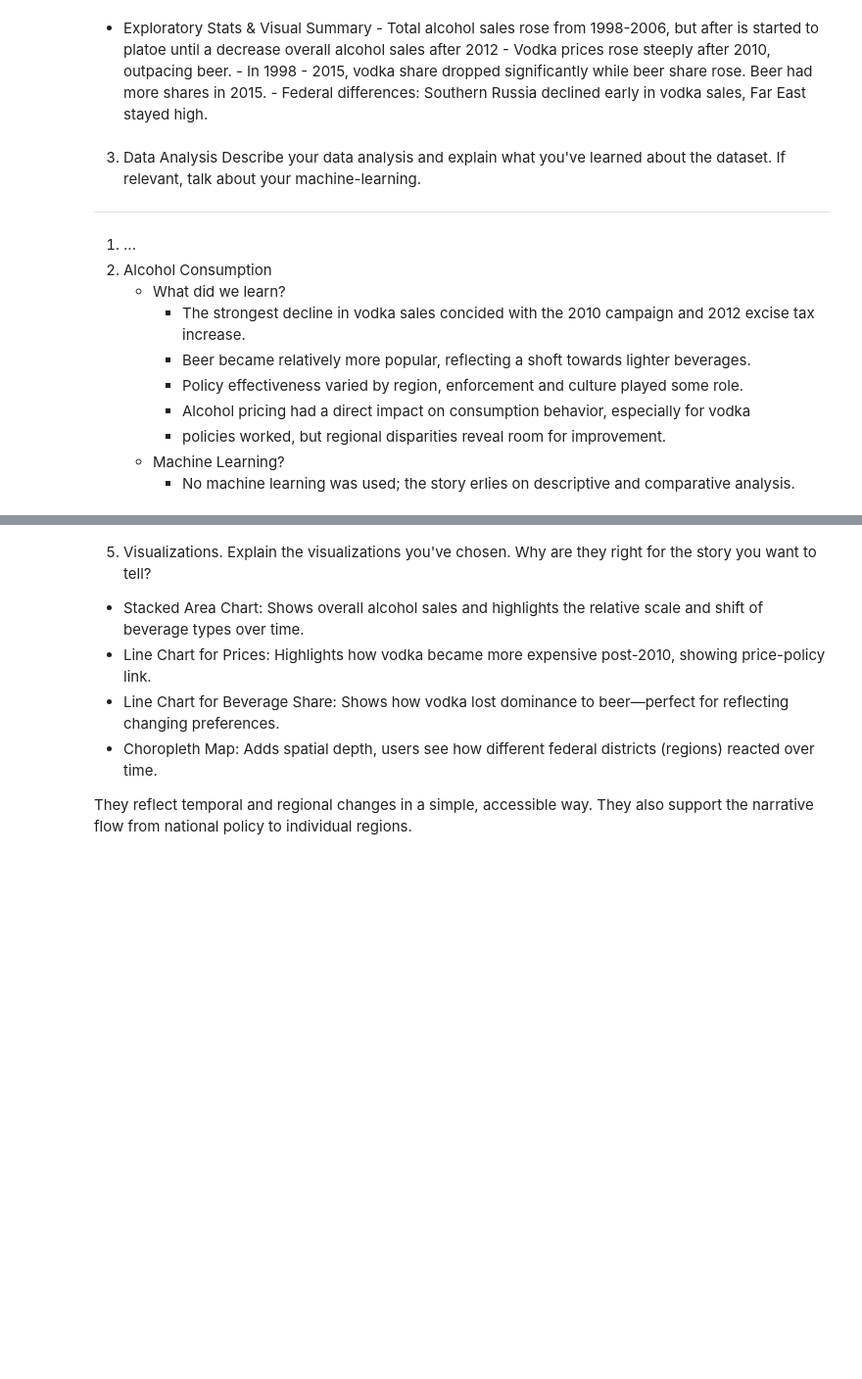
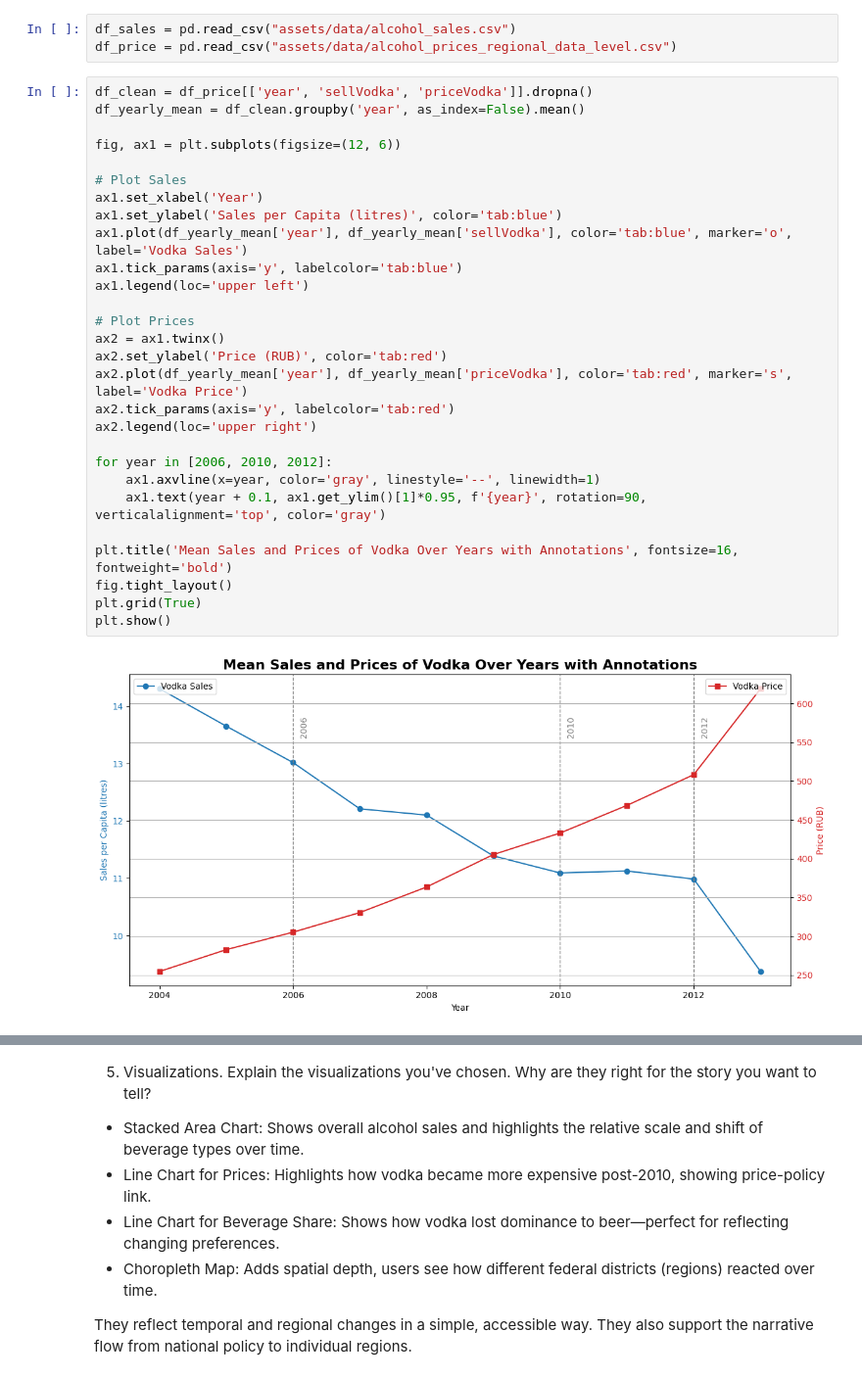
Before and after one commit to ahp9/ahp9.github.io, a Jupyter notebook: explainer_notebook-astrid.ipynb, the cells around one changed output, grey strips where cells are left out. Shown at 98% size. Cells and saved outputs as stored; diff of their text form; blank space fills up the shorter version.

Commit message:
added plots and text

```diff
--- a/explainer_notebook-astrid.ipynb
+++ b/explainer_notebook-astrid.ipynb
@@ -117,22 +143,33 @@ translation_map = {
-# %% [markdown]
-- Exploratory Stats & Visual Summary
-        - Total alcohol sales rose from 1998-2006, but after is started to platoe until a decrease overall alcohol sales after 2012
-        - Vodka prices rose steeply after 2010, outpacing beer.
-        - In 1998 - 2015, vodka share dropped significantly while beer share rose. Beer had more shares in 2015.
-        - Federal differences: Southern Russia declined early in vodka sales, Far East stayed high.
-# %% [markdown]
-3. Data Analysis
-Describe your data analysis and explain what you've learned about the dataset.
-If relevant, talk about your machine-learning.
-
----
-1. ...
-2. Alcohol Consumption
-    - What did we learn?
-        - The strongest decline in vodka sales concided with the 2010 campaign and 2012 excise tax increase.
-        - Beer became relatively more popular, reflecting a shoft towards lighter beverages.
-        - Policy effectiveness varied by region, enforcement and culture played some role.
-        - Alcohol pricing had a direct impact on consumption behavior, especially for vodka
-        - policies worked, but regional disparities reveal room for improvement.
-    - Machine Learning?
-        - No machine learning was used; the story erlies on descriptive and comparative analysis.
+# %%
+df_sales = pd.read_csv("assets/data/alcohol_sales.csv")
+df_price = pd.read_csv("assets/data/alcohol_prices_regional_data_level.csv")
+# %%
+df_clean = df_price[['year', 'sellVodka', 'priceVodka']].dropna()
+df_yearly_mean = df_clean.groupby('year', as_index=False).mean()
+
+fig, ax1 = plt.subplots(figsize=(12, 6))
+
+# Plot Sales
+ax1.set_xlabel('Year')
+ax1.set_ylabel('Sales per Capita (litres)', color='tab:blue')
+ax1.plot(df_yearly_mean['year'], df_yearly_mean['sellVodka'], color='tab:blue', marker='o', label='Vodka Sales')
+ax1.tick_params(axis='y', labelcolor='tab:blue')
+ax1.legend(loc='upper left')
+
+# Plot Prices
+ax2 = ax1.twinx()
+ax2.set_ylabel('Price (RUB)', color='tab:red')
+ax2.plot(df_yearly_mean['year'], df_yearly_mean['priceVodka'], color='tab:red', marker='s', label='Vodka Price')
+ax2.tick_params(axis='y', labelcolor='tab:red')
+ax2.legend(loc='upper right')
+
+for year in [2006, 2010, 2012]:
+    ax1.axvline(x=year, color='gray', linestyle='--', linewidth=1)
+    ax1.text(year + 0.1, ax1.get_ylim()[1]*0.95, f'{year}', rotation=90, verticalalignment='top', color='gray')
+
+plt.title('Mean Sales and Prices of Vodka Over Years with Annotations', fontsize=16, fontweight='bold')
+fig.tight_layout()
+plt.grid(True)
+plt.show()
+# %% [output]
+[figure, added]
```
Also changed, not shown: parts of 12 cells of this notebook, 2 other files.
